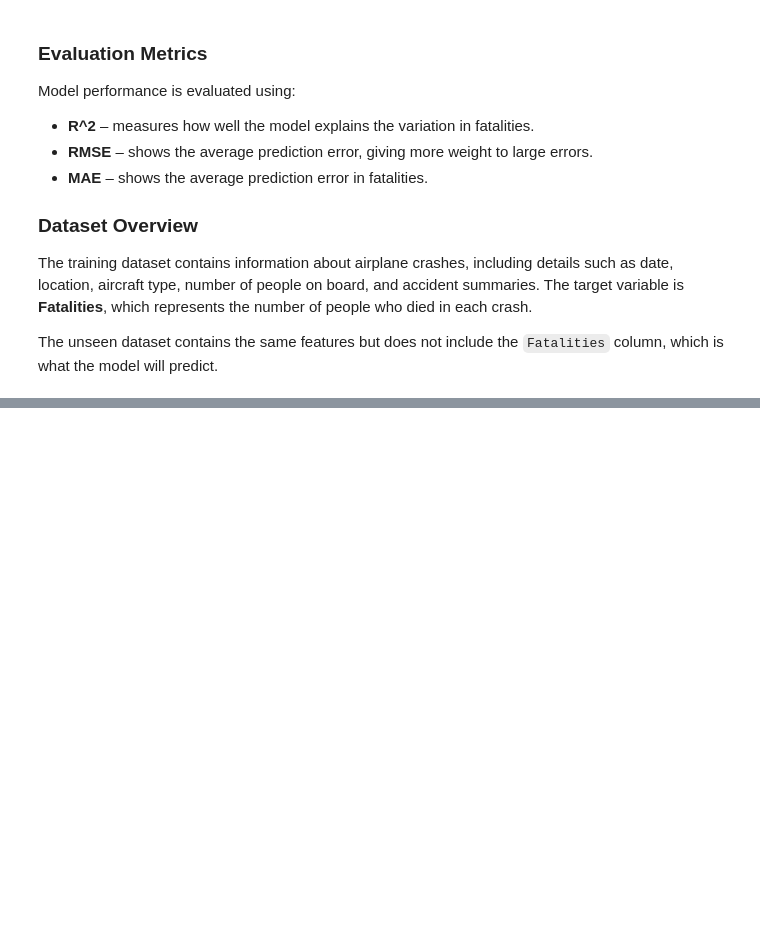
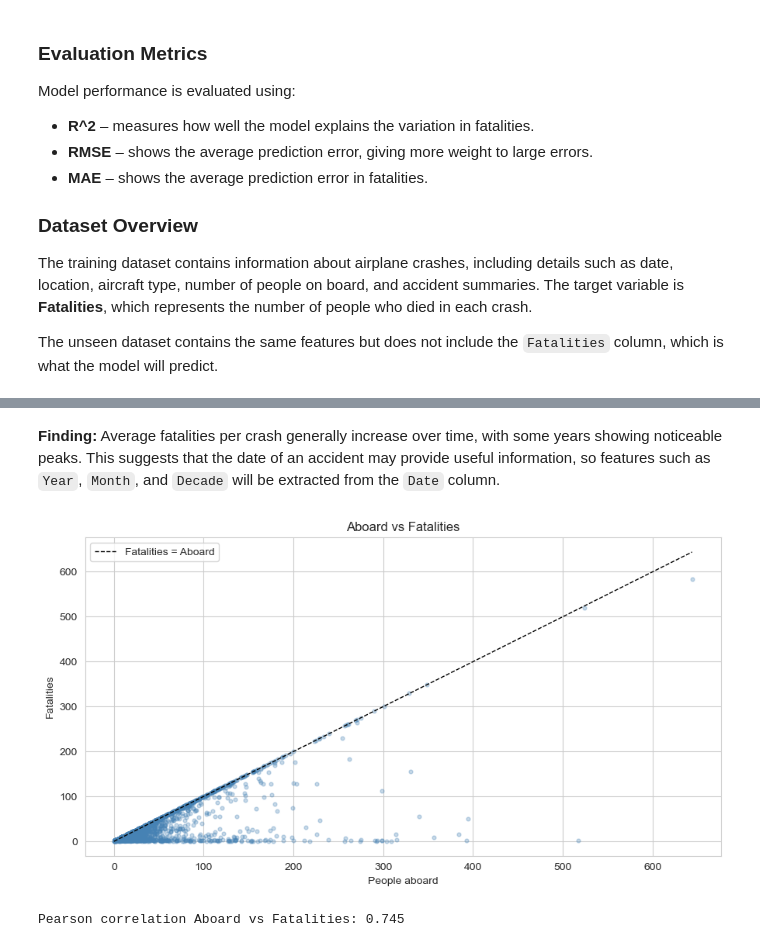
Before and after one commit to vcmeamaria/airplane_regression, a Jupyter notebook: airplane_fatalities_regression.ipynb, the cells around one changed output, grey strips where cells are left out. Cells and saved outputs as stored; diff of their text form; code cells hidden in the pictures; blank space fills up the shorter version.

```diff
--- a/airplane_fatalities_regression.ipynb
+++ b/airplane_fatalities_regression.ipynb
@@ -33,0 +239,18 @@ The unseen dataset contains the same features but does not include the `Fataliti
+# %% [markdown]
+**Finding:** Average fatalities per crash generally increase over time, with some years showing noticeable peaks. This suggests that the date of an accident may provide useful information, so features such as `Year`, `Month`, and `Decade` will be extracted from the `Date` column.
+# %%
+# relationship between 'people aboard' and 'fatalities'
+plt.figure()
+plt.scatter(train['Aboard'], train['Fatalities'], alpha=0.3, s=12, color='steelblue')
+plt.plot([0, train['Aboard'].max()], [0, train['Aboard'].max()], color='black', linestyle='--', linewidth=1, label='Fatalities = Aboard')
+plt.title('Aboard vs Fatalities')
+plt.xlabel('People aboard')
+plt.ylabel('Fatalities')
+plt.legend()
+plt.tight_layout()
+plt.show()
+
+print('Pearson correlation Aboard vs Fatalities:', round(train['Aboard'].corr(train['Fatalities']), 3))
+# %% [output]
+[figure, added]
+Pearson correlation Aboard vs Fatalities: 0.745
```
Also changed, not shown: parts of 51 cells of this notebook.
